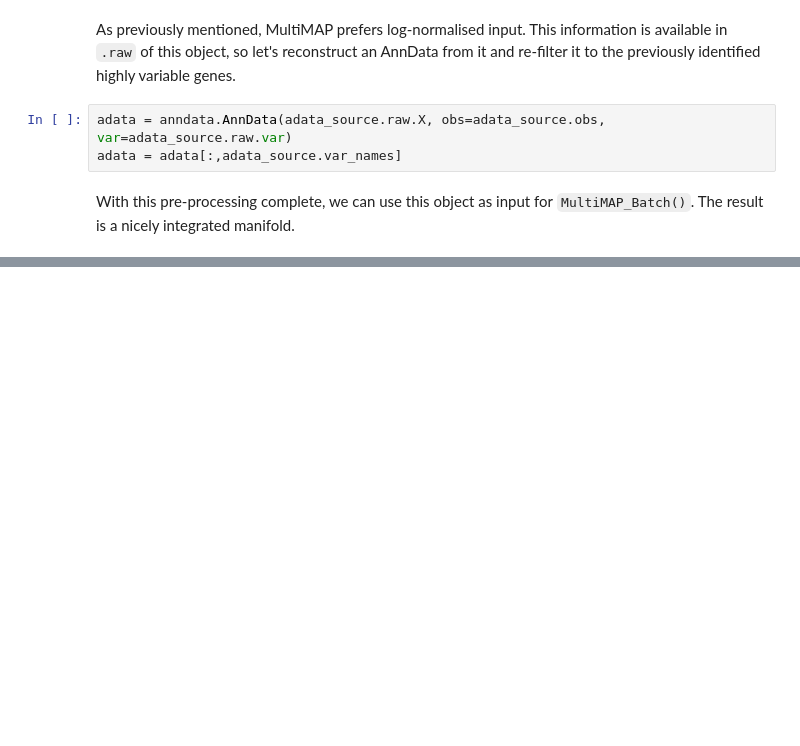
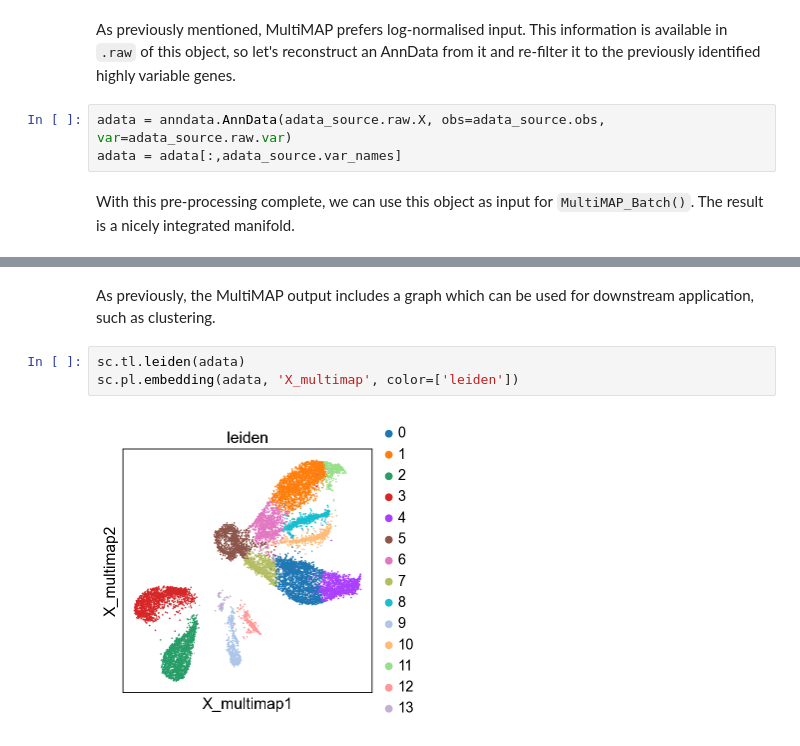
Before and after one commit to Teichlab/MultiMAP, a Jupyter notebook: examples/tutorial.ipynb, the cells around one changed output, grey strips where cells are left out. Drawn from its saved outputs; the diff is of its cells as text; blank space fills up the shorter version.

```diff
--- a/examples/tutorial.ipynb
+++ b/examples/tutorial.ipynb
@@ -83,0 +91,7 @@ sc.pl.embedding(adata, 'X_multimap', color=['batch','celltype'])
+# %% [markdown]
+As previously, the MultiMAP output includes a graph which can be used for downstream application, such as clustering.
+# %%
+sc.tl.leiden(adata)
+sc.pl.embedding(adata, 'X_multimap', color=['leiden'])
+# %% [output]
+[figure, added]
```
Also changed, not shown: parts of 8 cells of this notebook, 1 other file.
